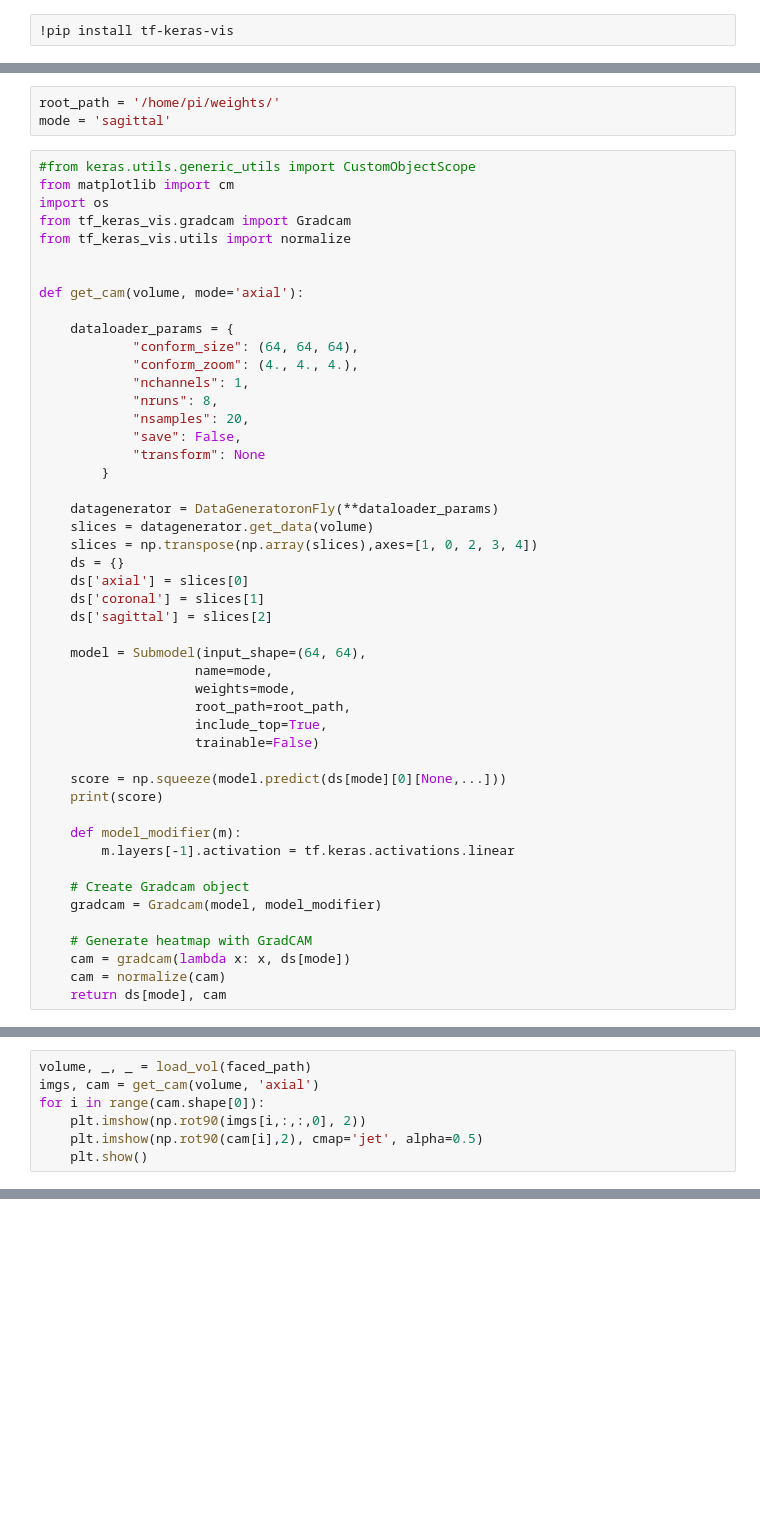
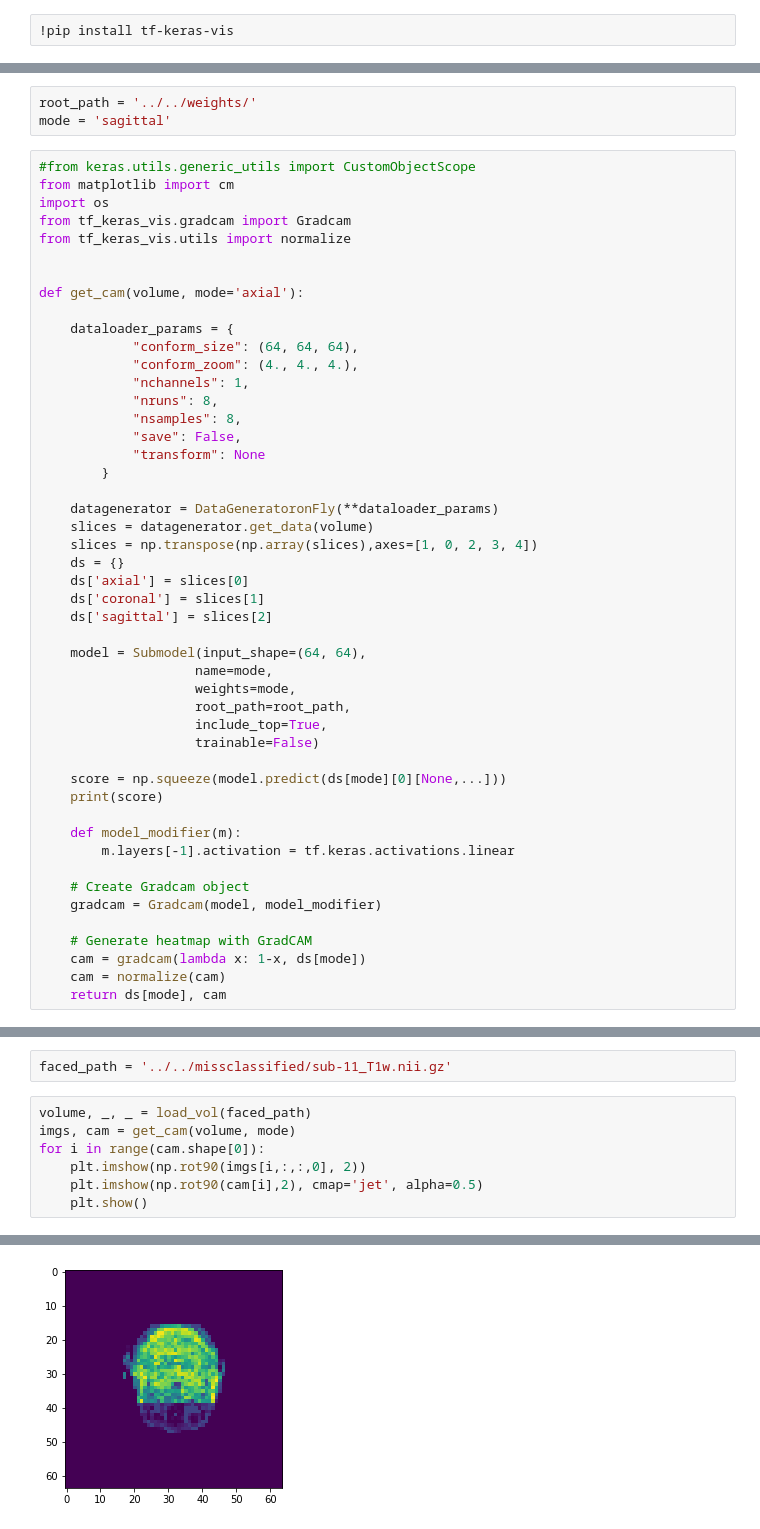
Before and after one commit to nipreps/nondefaced-detector, a Jupyter notebook: examples/gradcam.ipynb, the cells around one changed output, grey strips where cells are left out. Saved outputs shown, nothing was run; the diff lists cells and outputs as text; blank space fills up the shorter version.

```diff
--- a/examples/gradcam.ipynb
+++ b/examples/gradcam.ipynb
@@ -14,7 +14,7 @@ import matplotlib.gridspec as gridspec
 from mpl_toolkits.axes_grid1 import make_axes_locatable
 import tensorflow as tf
 # %%
-root_path = '/home/pi/weights/'
+root_path = '../../weights/'
 mode = 'sagittal'
 # %%
 #from keras.utils.generic_utils import CustomObjectScope
@@ -31,7 +31,7 @@ def get_cam(volume, mode='axial'):
             "conform_zoom": (4., 4., 4.),
             "nchannels": 1,
             "nruns": 8,
-            "nsamples": 20,
+            "nsamples": 8,
             "save": False,
             "transform": None
         }
@@ -61,6 +61,6 @@ def get_cam(volume, mode='axial'):
     gradcam = Gradcam(model, model_modifier)
 
     # Generate heatmap with GradCAM
-    cam = gradcam(lambda x: x, ds[mode])
+    cam = gradcam(lambda x: 1-x, ds[mode])
     cam = normalize(cam)
     return ds[mode], cam
@@ -70,7 +67,10 @@ defaced_path = '../sample_vols/defaced/example1.nii.gz'
+# %%
+faced_path = '../../missclassified/sub-11_T1w.nii.gz'
 # %%
 volume, _, _ = load_vol(faced_path)
-imgs, cam = get_cam(volume, 'axial')
+imgs, cam = get_cam(volume, mode)
 for i in range(cam.shape[0]):
     plt.imshow(np.rot90(imgs[i,:,:,0], 2))
     plt.imshow(np.rot90(cam[i],2), cmap='jet', alpha=0.5)
     plt.show()
+# %% [output]
@@ -76,0 +79 @@ for i in range(cam.shape[0]):
+[figure, added]
```
Also changed, not shown: parts of 4 cells of this notebook, 5 other files.
